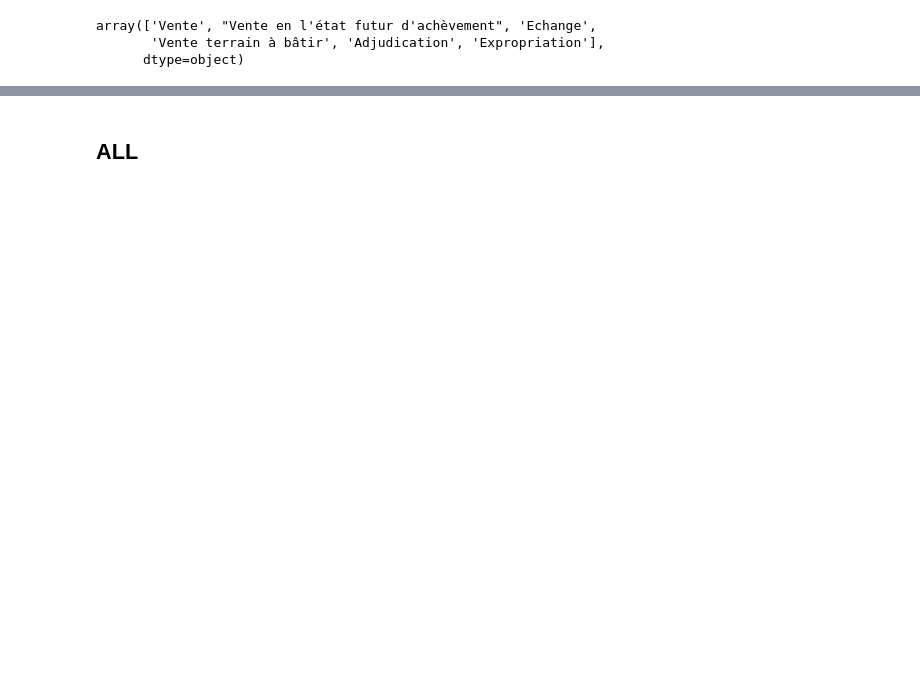
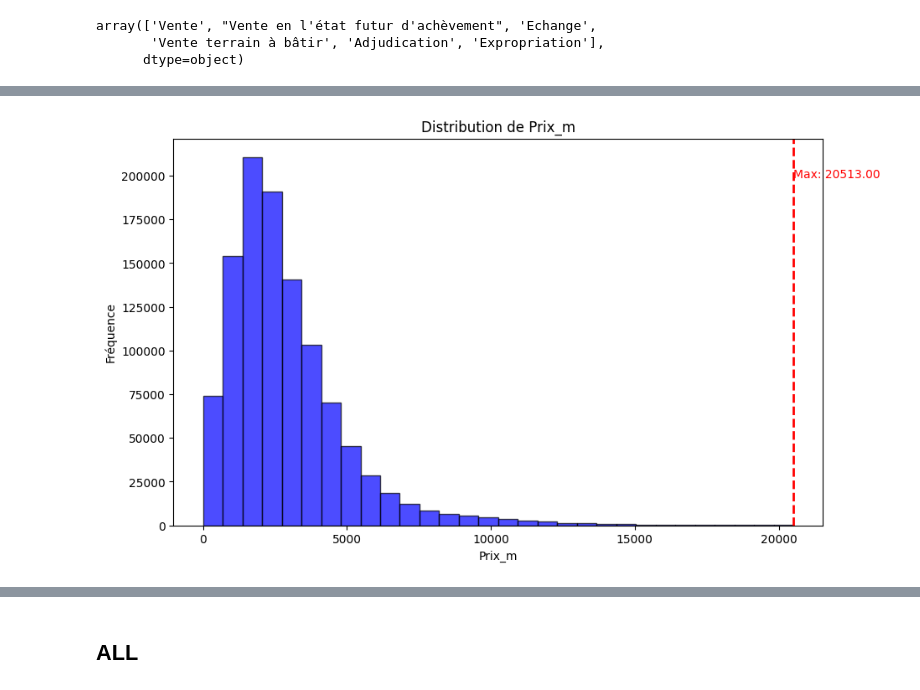
Before and after one commit to arthurdesma/immobilier_ml, a Jupyter notebook: data.ipynb, the cells around one changed output, grey strips where cells are left out. Drawn from its saved outputs; the diff is of its cells as text; code cells hidden in the pictures; blank space fills up the shorter version.

```diff
--- a/data.ipynb
+++ b/data.ipynb
@@ -149,0 +286,21 @@ appart_new.reset_index(drop=True,inplace=True)
+# %%
+# Calcul de la valeur maximale
+max_prix_m = sampled_data["Prix_m"].max()
+
+# Création de l'histogramme
+plt.figure(figsize=(10, 6))
+plt.hist(sampled_data["Prix_m"], bins=30, alpha=0.7, color='blue', edgecolor='black')
+
+# Mettre en évidence la valeur maximale
+plt.axvline(max_prix_m, color='red', linestyle='dashed', linewidth=2)
+plt.text(max_prix_m, plt.ylim()[1]*0.9, f'Max: {max_prix_m:.2f}', color = 'red')
+
+# Titre et étiquettes
+plt.title('Distribution de Prix_m')
+plt.xlabel('Prix_m')
+plt.ylabel('Fréquence')
+
+# Afficher le graphique
+plt.show()
+# %% [output]
+[figure, added]
```
Also changed, not shown: parts of 40 cells of this notebook, 2 other files.
